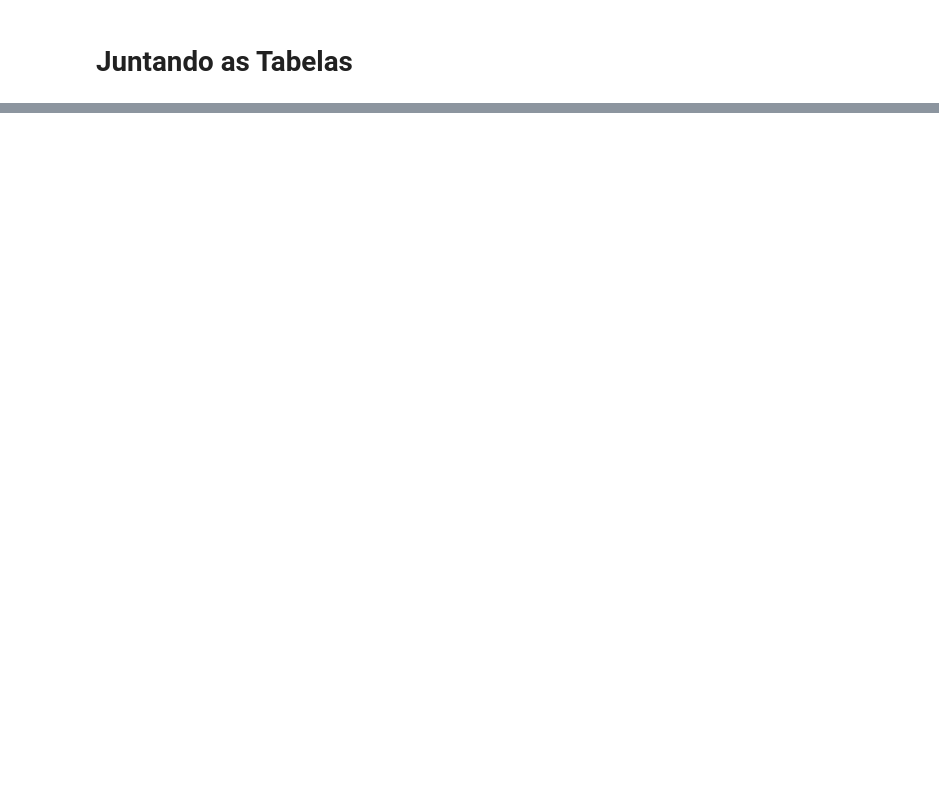
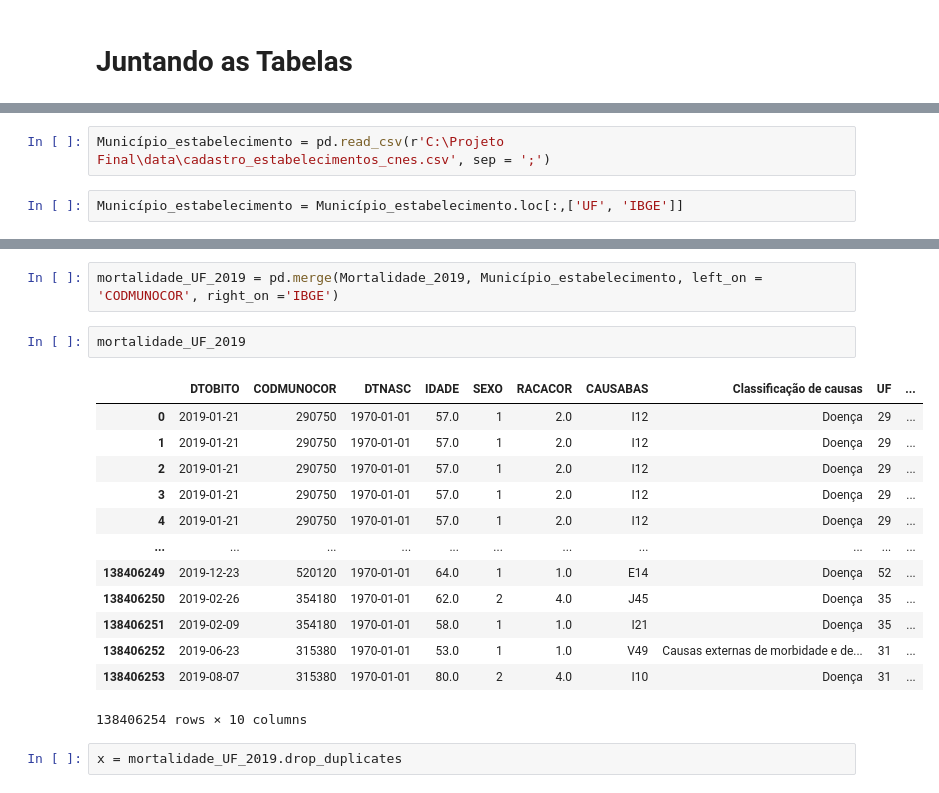
Before and after one commit to LYGuenka/Projeto-Final, a Jupyter notebook: Organização de dados.ipynb, the cells around one changed output, grey strips where cells are left out. Saved outputs shown, nothing was run; the diff lists cells and outputs as text; blank space fills up the shorter version.

Commit message:
Mortalidade_2019

```diff
--- a/Organização de dados.ipynb
+++ b/Organização de dados.ipynb
@@ -179,0 +199,4 @@ mortalidade_municipio_2019
+# %%
+Município_estabelecimento = pd.read_csv(r'C:\Projeto Final\data\cadastro_estabelecimentos_cnes.csv', sep = ';')
+# %%
+Município_estabelecimento = Município_estabelecimento.loc[:,['UF', 'IBGE']]
@@ -179,0 +219,20 @@ mortalidade_municipio_2019
+# %%
+mortalidade_UF_2019 = pd.merge(Mortalidade_2019, Município_estabelecimento, left_on = 'CODMUNOCOR', right_on ='IBGE')
+# %%
+mortalidade_UF_2019
+# %% [output]
+|  | DTOBITO | CODMUNOCOR | DTNASC | IDADE | SEXO | RACACOR | CAUSABAS | Classificação de causas | UF | ... |
+| 0 | 2019-01-21 | 290750 | 1970-01-01 | 57.0 | 1 | 2.0 | I12 | Doença | 29 | ... |
+| 1 | 2019-01-21 | 290750 | 1970-01-01 | 57.0 | 1 | 2.0 | I12 | Doença | 29 | ... |
+| 2 | 2019-01-21 | 290750 | 1970-01-01 | 57.0 | 1 | 2.0 | I12 | Doença | 29 | ... |
+| 3 | 2019-01-21 | 290750 | 1970-01-01 | 57.0 | 1 | 2.0 | I12 | Doença | 29 | ... |
+| 4 | 2019-01-21 | 290750 | 1970-01-01 | 57.0 | 1 | 2.0 | I12 | Doença | 29 | ... |
+| ... | ... | ... | ... | ... | ... | ... | ... | ... | ... | ... |
+| 138406249 | 2019-12-23 | 520120 | 1970-01-01 | 64.0 | 1 | 1.0 | E14 | Doença | 52 | ... |
+| 138406250 | 2019-02-26 | 354180 | 1970-01-01 | 62.0 | 2 | 4.0 | J45 | Doença | 35 | ... |
+| 138406251 | 2019-02-09 | 354180 | 1970-01-01 | 58.0 | 1 | 1.0 | I21 | Doença | 35 | ... |
+| 138406252 | 2019-06-23 | 315380 | 1970-01-01 | 53.0 | 1 | 1.0 | V49 | Causas externas de morbidade e de... | 31 | ... |
+| 138406253 | 2019-08-07 | 315380 | 1970-01-01 | 80.0 | 2 | 4.0 | I10 | Doença | 31 | ... |
+138406254 rows × 10 columns
+# %%
+x = mortalidade_UF_2019.drop_duplicates
```
Also changed, not shown: parts of 11 cells of this notebook.
